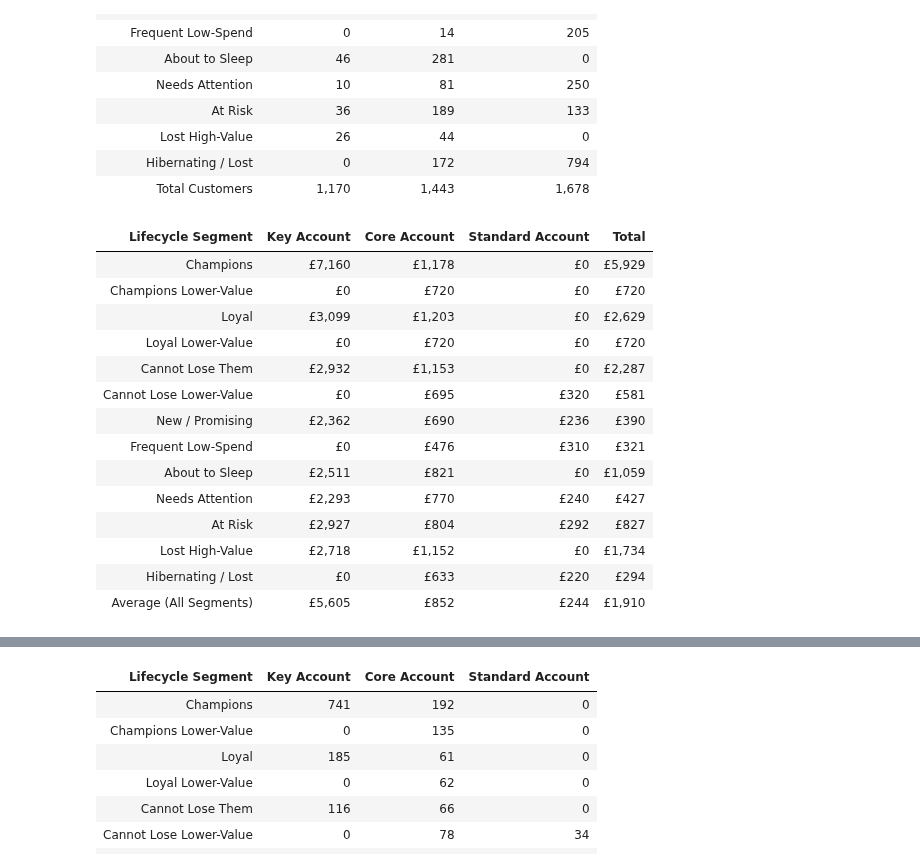
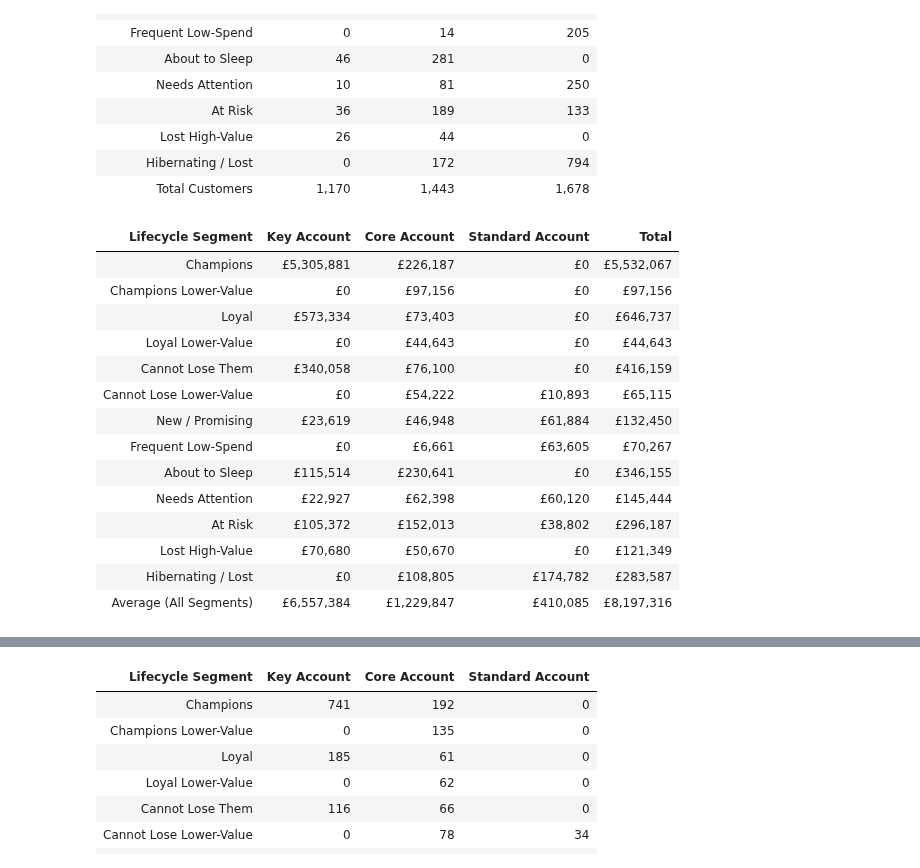
Before and after one commit to sachaplaye/rfm-lifecycle-segmentation, a Jupyter notebook: notebooks/7_data_analysis.ipynb, the cells around one changed output, grey strips where cells are left out. Saved outputs shown, nothing was run; the diff lists cells and outputs as text; code cells hidden in the pictures.

Commit message:
Ecommerce_Segmentation/CU-869d2t348-Start buying behaviour

```diff
--- a/notebooks/7_data_analysis.ipynb
+++ b/notebooks/7_data_analysis.ipynb
@@ -1125,7 +1125,7 @@ ct = pd.crosstab(
     index=df_ltm['lifecycle_segment'],
     columns=df_ltm['current_value_tier'],
     values=df_ltm['ltm_revenue'],  # <--- Use revenue for the values
-    aggfunc='mean',                # <--- Change from count to mean
+    aggfunc='sum',                # <--- Change from count to mean
     margins=True,
     margins_name='Total'
 ).fillna(0)                        # Replace any empty combos with 0
@@ -1145,47 +1145,47 @@ styled_table = ct.style.hide(axis='index').set_table_styles([
     {'selector': 'thead th', 'props': [
         ('background-color', 'white'),
         ('color', 'black'),
         ('font-weight', 'bold'),
         ('border-top', '2px solid #444'),
         ('border-bottom', '1px solid #444'),
         ('padding', '12px'),
         ('text-align', 'left')
     ]},
     {'selector': 'td', 'props': [
         ('padding', '6px'),
         ('border', 'none'),
         ('text-align', 'right')
     ]},
     {'selector': 'td:first-child', 'props': [
         ('text-align', 'left'),
         ('padding-left', '25px')
     ]},
     {'selector': 'tr:last-child', 'props': [('border-top', '1px solid #444')]}
 ]).apply(
     lambda x: ['font-weight: bold' if x.name == ct.index[-1] else '' for _ in x],
     axis=1
 ).format(
     "£{:,.0f}", subset=col_order + ['Total'] # Added '£' and included the Total column
 )
 
 # Display
 styled_table
 # %% [output]
 | Lifecycle Segment | Key Account | Core Account | Standard Account | Total |
-| Champions | £7,160 | £1,178 | £0 | £5,929 |
-| Champions Lower-Value | £0 | £720 | £0 | £720 |
-| Loyal | £3,099 | £1,203 | £0 | £2,629 |
-| Loyal Lower-Value | £0 | £720 | £0 | £720 |
-| Cannot Lose Them | £2,932 | £1,153 | £0 | £2,287 |
-| Cannot Lose Lower-Value | £0 | £695 | £320 | £581 |
-| New / Promising | £2,362 | £690 | £236 | £390 |
-| Frequent Low-Spend | £0 | £476 | £310 | £321 |
-| About to Sleep | £2,511 | £821 | £0 | £1,059 |
-| Needs Attention | £2,293 | £770 | £240 | £427 |
-| At Risk | £2,927 | £804 | £292 | £827 |
-| Lost High-Value | £2,718 | £1,152 | £0 | £1,734 |
-| Hibernating / Lost | £0 | £633 | £220 | £294 |
-| Average (All Segments) | £5,605 | £852 | £244 | £1,910 |
+| Champions | £5,305,881 | £226,187 | £0 | £5,532,067 |
+| Champions Lower-Value | £0 | £97,156 | £0 | £97,156 |
+| Loyal | £573,334 | £73,403 | £0 | £646,737 |
+| Loyal Lower-Value | £0 | £44,643 | £0 | £44,643 |
+| Cannot Lose Them | £340,058 | £76,100 | £0 | £416,159 |
+| Cannot Lose Lower-Value | £0 | £54,222 | £10,893 | £65,115 |
+| New / Promising | £23,619 | £46,948 | £61,884 | £132,450 |
+| Frequent Low-Spend | £0 | £6,661 | £63,605 | £70,267 |
+| About to Sleep | £115,514 | £230,641 | £0 | £346,155 |
+| Needs Attention | £22,927 | £62,398 | £60,120 | £145,444 |
+| At Risk | £105,372 | £152,013 | £38,802 | £296,187 |
+| Lost High-Value | £70,680 | £50,670 | £0 | £121,349 |
+| Hibernating / Lost | £0 | £108,805 | £174,782 | £283,587 |
+| Average (All Segments) | £6,557,384 | £1,229,847 | £410,085 | £8,197,316 |
 # %%
 import matplotlib.pyplot as plt
 import numpy as np
```
Also changed, not shown: parts of 1 cell of this notebook, 5 other files.
